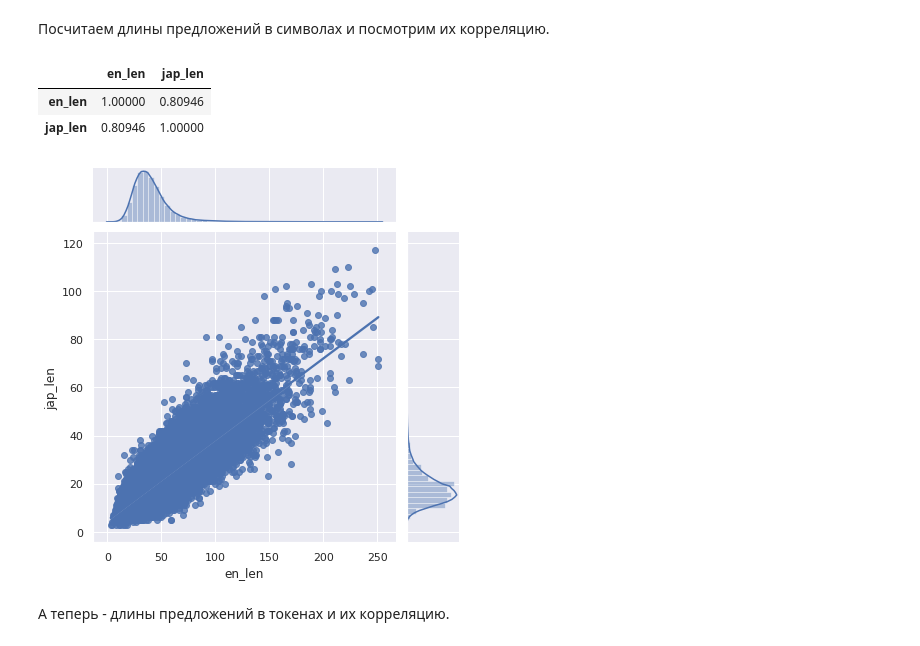
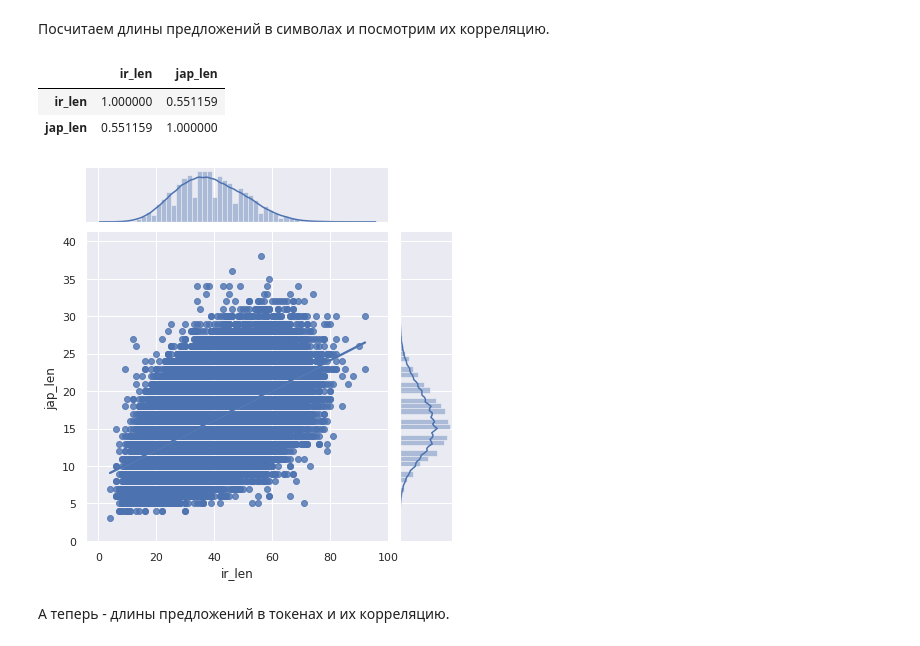
Before and after one commit to schokoro/AttentionNMT, a Jupyter notebook: ir_jap_translate.ipynb, the cells around one changed output. Saved outputs shown, nothing was run; the diff lists cells and outputs as text; code cells hidden in the pictures.

```diff
--- a/ir_jap_translate.ipynb
+++ b/ir_jap_translate.ipynb
@@ -143,18 +109,20 @@ corpus_df = pd.DataFrame(dicts)
+# %%
+corpus_df = pd.read_csv('/content/AttentionNMT/corpuses/ir_jap_corpus.csv')
 # %% [markdown]
 Посчитаем длины предложений в символах и посмотрим их корреляцию.
 # %%
-corpus_df['en_len'] = corpus_df['en'].map(lambda x: len(x))
+corpus_df['ir_len'] = corpus_df['ir'].map(lambda x: len(x))
 corpus_df['jap_len'] = corpus_df['jap'].map(lambda x: len(x))
 # %%
-corpus_df[['en_len','jap_len' ]].corr()
+corpus_df[['ir_len','jap_len' ]].corr()
 # %% [output]
-|  | en_len | jap_len |
-| en_len | 1.00000 | 0.80946 |
-| jap_len | 0.80946 | 1.00000 |
+|  | ir_len | jap_len |
+| ir_len | 1.000000 | 0.551159 |
+| jap_len | 0.551159 | 1.000000 |
 # %%
-sns.jointplot("en_len", "jap_len", data=corpus_df, kind="reg");
+sns.jointplot("ir_len", "jap_len", data=corpus_df, kind="reg");
 # %% [output]
-[figure, old version]
+[figure, new version]
 # %% [markdown]
 А теперь - длины предложений в токенах и их корреляцию.
 # %%
```
Also changed, not shown: parts of 35 cells of this notebook.
